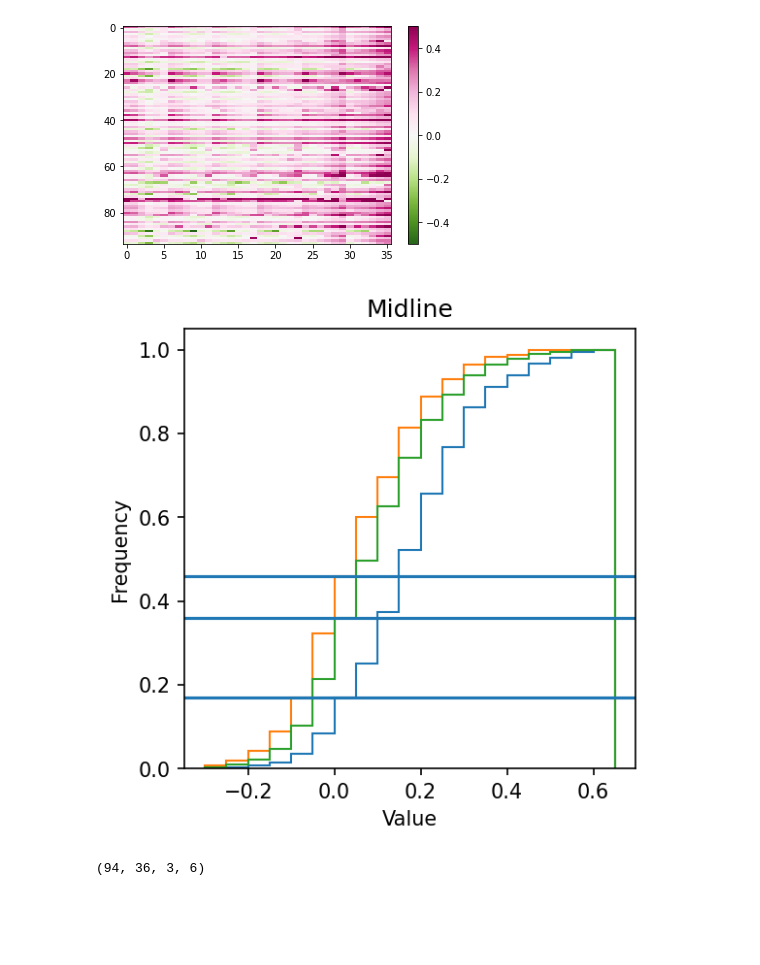
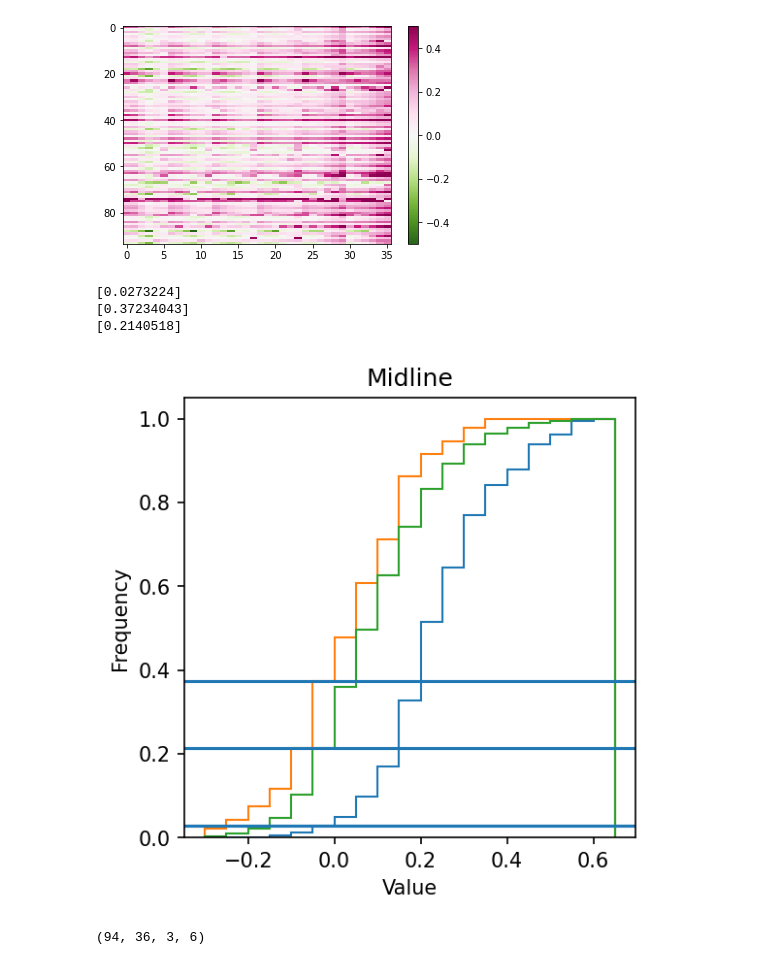
Before and after one commit to anitsoga/mossing_paper_code, a Jupyter notebook: simulation/Agos_Code/Figure_6.ipynb, the cells around one changed output. Drawn from its saved outputs; the diff is of its cells as text; code cells hidden in the pictures; blank space fills up the shorter version.

```diff
--- a/simulation/Agos_Code/Figure_6.ipynb
+++ b/simulation/Agos_Code/Figure_6.ipynb
@@ -566,33 +572,40 @@ plt.colorbar()
 # %%
 
 # Create a figure and axis
 fig, ax = plt.subplots(figsize=(4,4),dpi=150)
 
 
 # Plot the staircase-like histogram
-hist, edges, dummy = plt.hist(params[:,30:,0,0].flatten(), bins=np.arange(-0.3,0.7, 0.05),density=True,cumulative=True,histtype='step')
+hist, edges, dummy = plt.hist(params[:,34:,0,0].flatten(), bins=np.arange(-0.3,0.7, 0.05),density=True,cumulative=True,histtype='step')
 zero_val,=np.where(np.abs(edges)<0.0001)
-ax.axhline(hist[zero_val])
-hist, edges, dummy = plt.hist(params[:,:5,0,0].flatten(), bins=np.arange(-0.3,0.7, 0.05),density=True,cumulative=True,histtype='step')
+ax.axhline(hist[zero_val-1])
+print(hist[zero_val-1])
+hist, edges, dummy = plt.hist(params[:,2:3,0,0].flatten(), bins=np.arange(-0.3,0.7, 0.05),density=True,cumulative=True,histtype='step')
 zero_val,=np.where(np.abs(edges)<0.0001)
-ax.axhline(hist[zero_val])
+ax.axhline(hist[zero_val-1])
+print(hist[zero_val-1])
+
 hist, edges, dummy = plt.hist(params[:,:,0,0].flatten(), bins=np.arange(-0.3,0.7, 0.05),density=True,cumulative=True,histtype='step')
 zero_val,=np.where(np.abs(edges)<0.0001)
-ax.axhline(hist[zero_val])
+ax.axhline(hist[zero_val-1])
+print(hist[zero_val-1])
 
 # Add labels and title
 ax.set_xlabel('Value')
 ax.set_ylabel('Frequency')
 ax.set_title('Midline')
 # ax.set_xlim([-0.5,0.8])
 
 # Save the figure as a PDF
 plt.savefig('staircase_histogram_midline.pdf', format='pdf')
 
 # Show the plot (optional)
 plt.show()
 # %% [output]
+[0.0273224]
+[0.37234043]
+[0.2140518]
-[figure, old version]
+[figure, new version]
 # %%
 params.shape
 # %% [output]
```
Also changed, not shown: parts of 3 cells of this notebook, 3 other files.
